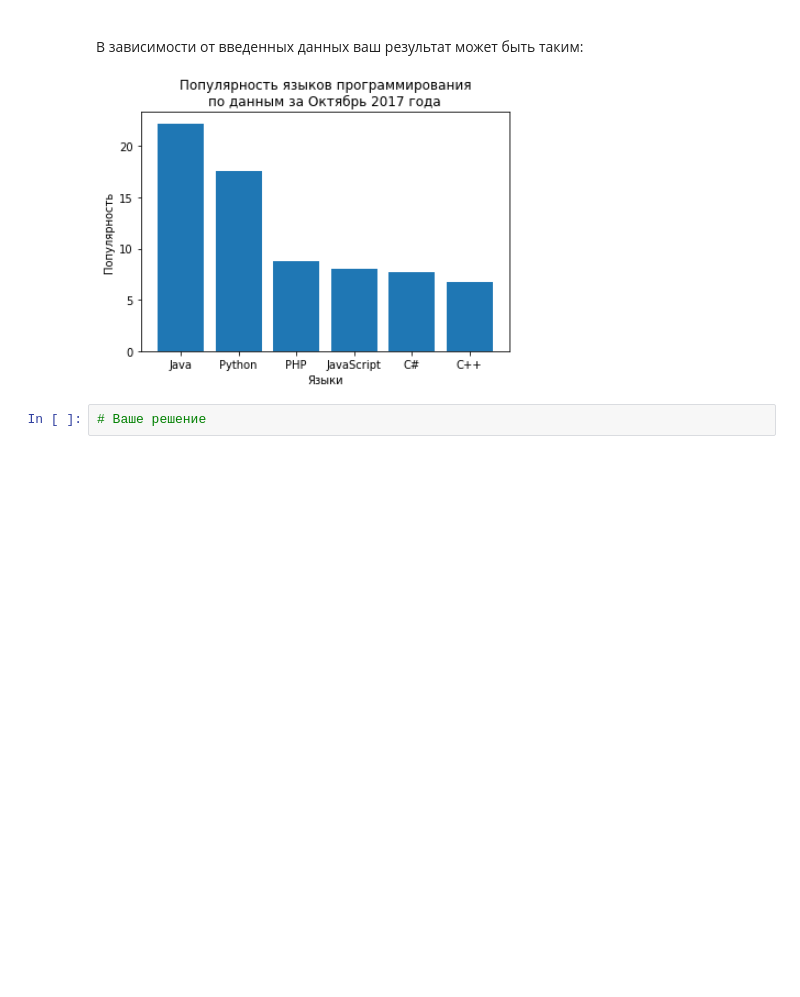
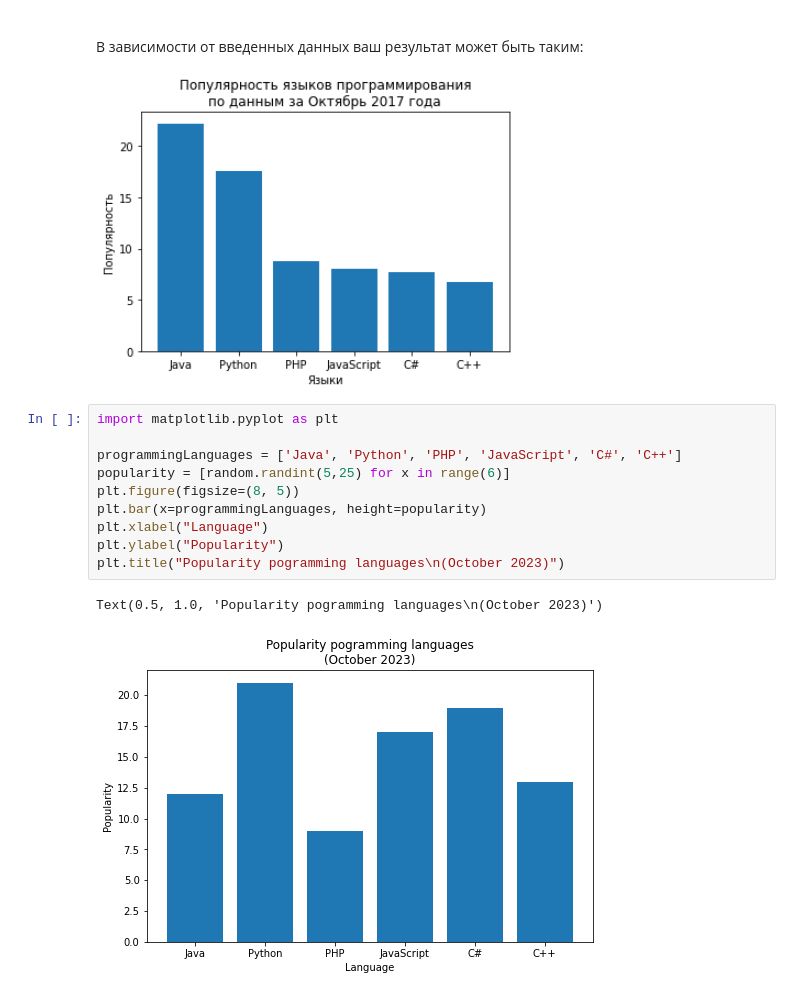
Before and after one commit to Olgerd96/NeuralUniversity, a Jupyter notebook: 707.1_Базовый_блок_|_Библиотеки_Numpy_и_Matplotlib_|_ДЗ_Ultra_Lite_|_УИИ.ipynb, the cells around one changed output. Cells and saved outputs as stored; diff of their text form; blank space fills up the shorter version.

```diff
--- a/707.1_Базовый_блок_|_Библиотеки_Numpy_и_Matplotlib_|_ДЗ_Ultra_Lite_|_УИИ.ipynb
+++ b/707.1_Базовый_блок_|_Библиотеки_Numpy_и_Matplotlib_|_ДЗ_Ultra_Lite_|_УИИ.ipynb
@@ -130,5 +150,16 @@ NPMассив, полученный из кортежа:
 В зависимости от введенных данных ваш результат может быть таким:
 
 ![image.png](embedded-picture-1)
-# %%
-# Ваше решение
+# %%
+import matplotlib.pyplot as plt
+
+programmingLanguages = ['Java', 'Python', 'PHP', 'JavaScript', 'C#', 'C++']
+popularity = [random.randint(5,25) for x in range(6)]
+plt.figure(figsize=(8, 5))
+plt.bar(x=programmingLanguages, height=popularity)
+plt.xlabel("Language")
+plt.ylabel("Popularity")
+plt.title("Popularity pogramming languages\n(October 2023)")
+# %% [output]
+Text(0.5, 1.0, 'Popularity pogramming languages\n(October 2023)')
+[figure, added]
```
Also changed, not shown: parts of 3 cells of this notebook.
